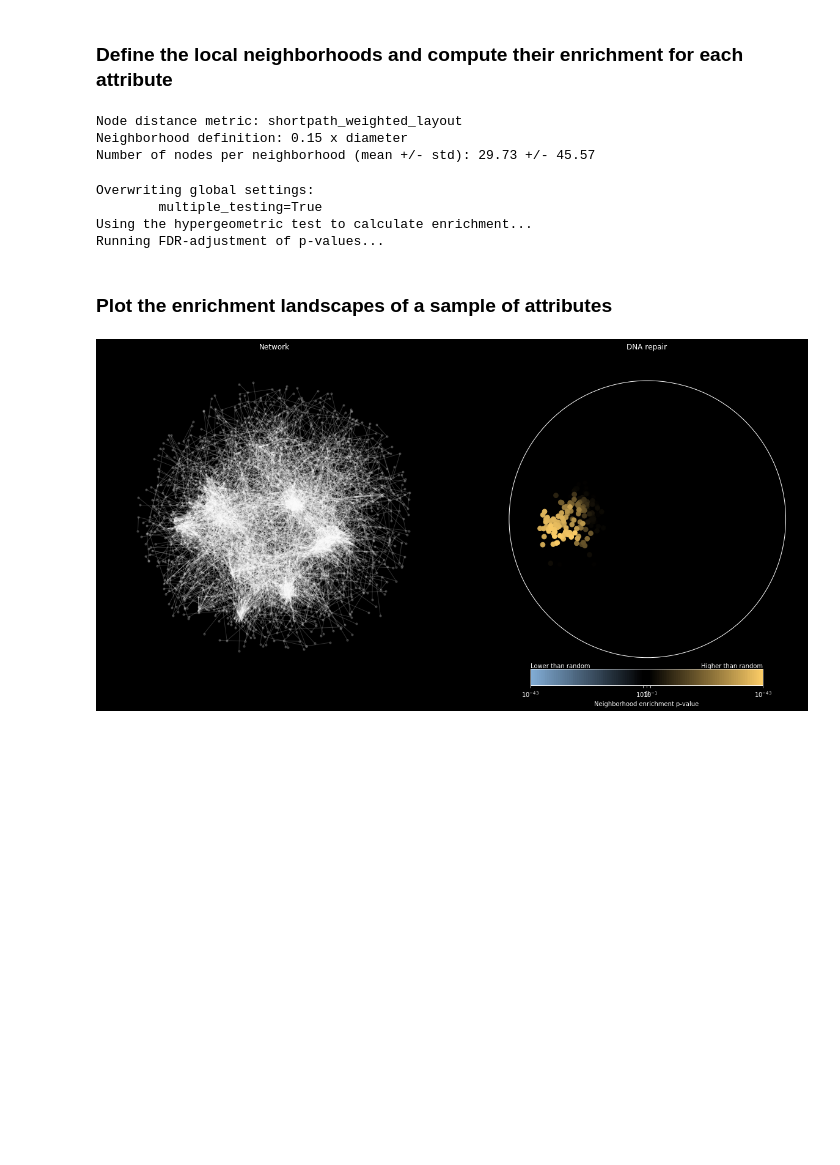
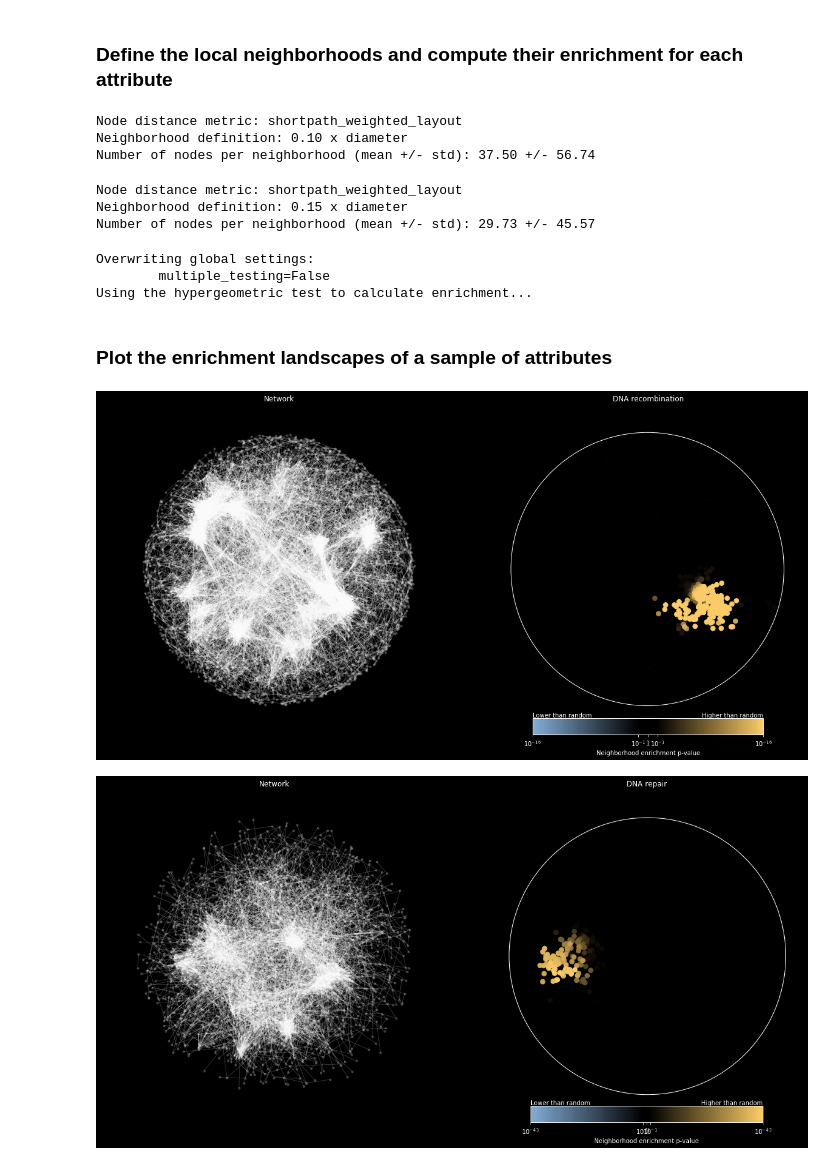
Before and after one commit to baryshnikova-lab/safepy, a Jupyter notebook: examples/Example_2_New_network_GO.ipynb, the cells around one changed output. Drawn from its saved outputs; the diff is of its cells as text; code cells hidden in the pictures; blank space fills up the shorter version.

```diff
--- a/examples/Example_2_New_network_GO.ipynb
+++ b/examples/Example_2_New_network_GO.ipynb
@@ -55,6 +66,12 @@ Values: 112913 positives
 Values: 0 negatives
 # %% [markdown]
 ### Define the local neighborhoods and compute their enrichment for each attribute
+# %%
+sf.define_neighborhoods()
+# %% [output]
+Node distance metric: shortpath_weighted_layout
+Neighborhood definition: 0.10 x diameter
+Number of nodes per neighborhood (mean +/- std): 37.50 +/- 56.74
 # %%
 # Explicitly define the node_distance metric and the neighborhood radius
 sf.define_neighborhoods(node_distance_metric='shortpath_weighted_layout', neighborhood_radius=0.15)
@@ -63,14 +80,17 @@ Node distance metric: shortpath_weighted_layout
 Neighborhood definition: 0.15 x diameter
 Number of nodes per neighborhood (mean +/- std): 29.73 +/- 45.57
 # %%
-sf.compute_pvalues(multiple_testing=True)
+sf.compute_pvalues(multiple_testing=False)
 # %% [output]
 Overwriting global settings:
-        multiple_testing=True
+        multiple_testing=False
 Using the hypergeometric test to calculate enrichment...
-Running FDR-adjustment of p-values...
 # %% [markdown]
 ### Plot the enrichment landscapes of a sample of attributes
+# %%
+sf.plot_sample_attributes(attributes=['DNA recombination'], vmin=-16, vmax=16)
+# %% [output]
+[figure, added]
 # %%
 # Just the enrichment itself with min and max boundaries on the colormap
 sf.plot_sample_attributes(attributes=['DNA repair'])
```
Also changed, not shown: parts of 5 cells of this notebook, 1 other file.
